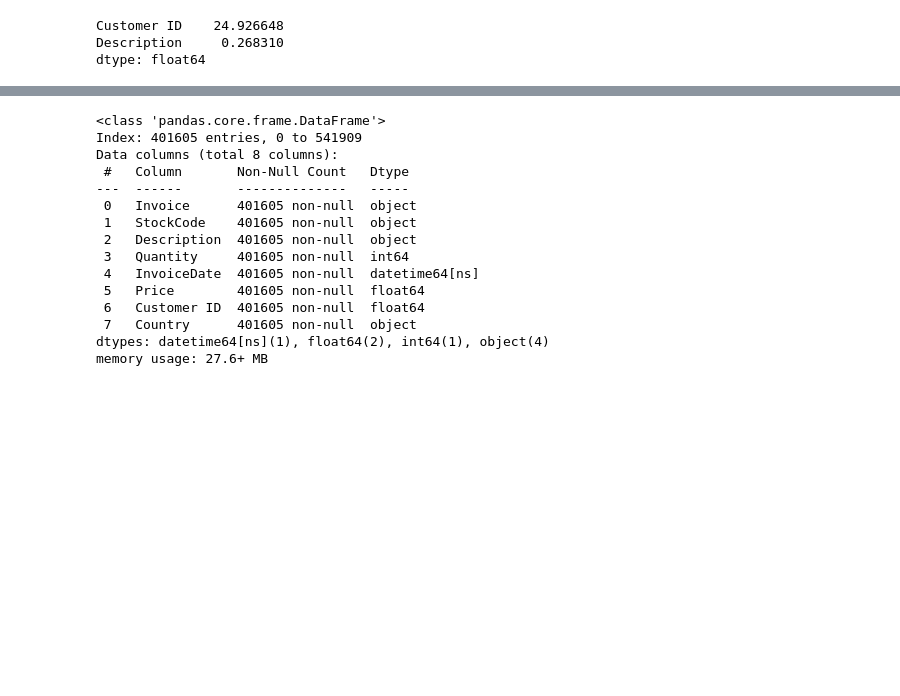
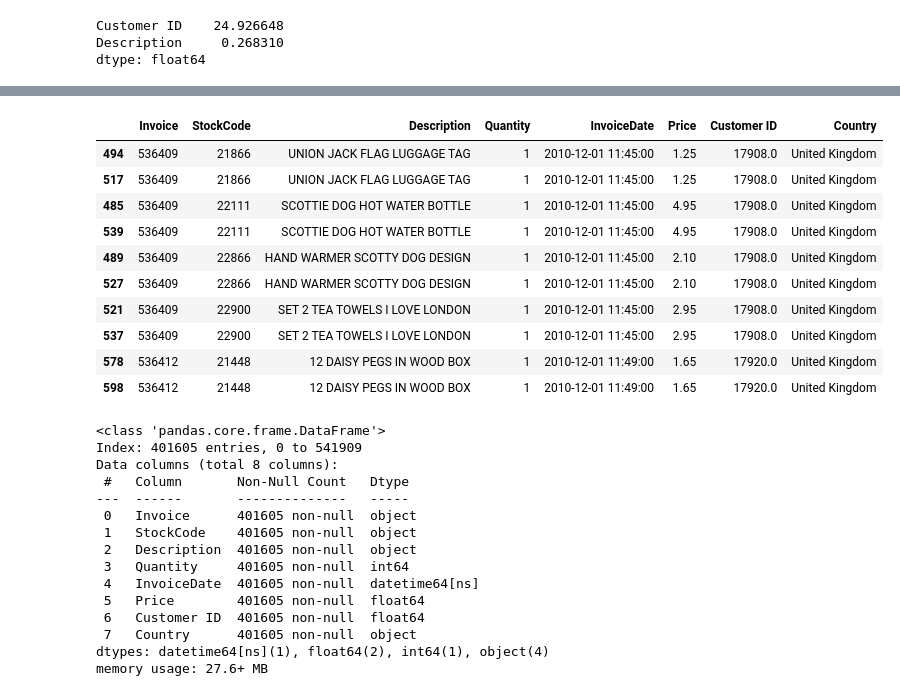
Before and after one commit to EduardoC15/Customer-Segmentation-for-e-commerce, a Jupyter notebook: e-commerce_EDA/e-commerce_RFM_Segmentation.ipynb, the cells around one changed output, grey strips where cells are left out. Saved outputs shown, nothing was run; the diff lists cells and outputs as text; code cells hidden in the pictures; blank space fills up the shorter version.

```diff
--- a/e-commerce_EDA/e-commerce_RFM_Segmentation.ipynb
+++ b/e-commerce_EDA/e-commerce_RFM_Segmentation.ipynb
@@ -80 +104,17 @@ len(duplicate_rows)
+# %%
+# Recognize the duplicated rows
+duplicate_rows_sorted = duplicate_rows.sort_values(by=['Invoice', 'StockCode', 'Description', 'Customer ID', 'Quantity'])
+duplicate_rows_sorted.head(10)
+# %% [output]
+|  | Invoice | StockCode | Description | Quantity | InvoiceDate | Price | Customer ID | Country |
+| 494 | 536409 | 21866 | UNION JACK FLAG LUGGAGE TAG | 1 | 2010-12-01 11:45:00 | 1.25 | 17908.0 | United Kingdom |
+| 517 | 536409 | 21866 | UNION JACK FLAG LUGGAGE TAG | 1 | 2010-12-01 11:45:00 | 1.25 | 17908.0 | United Kingdom |
+| 485 | 536409 | 22111 | SCOTTIE DOG HOT WATER BOTTLE | 1 | 2010-12-01 11:45:00 | 4.95 | 17908.0 | United Kingdom |
+| 539 | 536409 | 22111 | SCOTTIE DOG HOT WATER BOTTLE | 1 | 2010-12-01 11:45:00 | 4.95 | 17908.0 | United Kingdom |
+| 489 | 536409 | 22866 | HAND WARMER SCOTTY DOG DESIGN | 1 | 2010-12-01 11:45:00 | 2.10 | 17908.0 | United Kingdom |
+| 527 | 536409 | 22866 | HAND WARMER SCOTTY DOG DESIGN | 1 | 2010-12-01 11:45:00 | 2.10 | 17908.0 | United Kingdom |
+| 521 | 536409 | 22900 | SET 2 TEA TOWELS I LOVE LONDON | 1 | 2010-12-01 11:45:00 | 2.95 | 17908.0 | United Kingdom |
+| 537 | 536409 | 22900 | SET 2 TEA TOWELS I LOVE LONDON | 1 | 2010-12-01 11:45:00 | 2.95 | 17908.0 | United Kingdom |
+| 578 | 536412 | 21448 | 12 DAISY PEGS IN WOOD BOX | 1 | 2010-12-01 11:49:00 | 1.65 | 17920.0 | United Kingdom |
+| 598 | 536412 | 21448 | 12 DAISY PEGS IN WOOD BOX | 1 | 2010-12-01 11:49:00 | 1.65 | 17920.0 | United Kingdom |
 # %%
```
Also changed, not shown: parts of 54 cells of this notebook, 1 other file.
